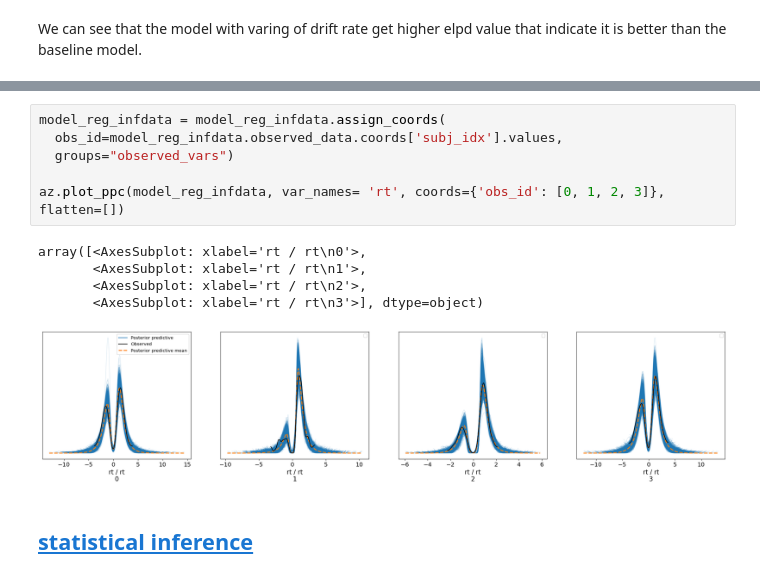
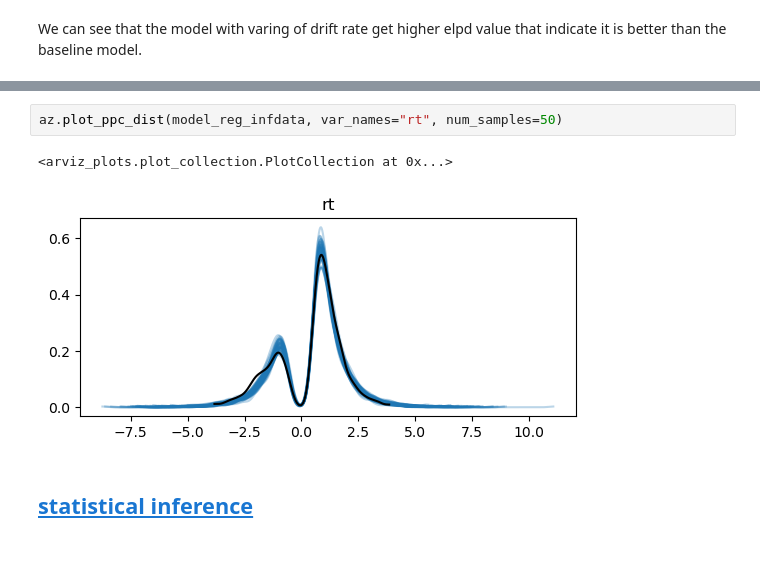
Before and after one commit to hcp4715/dockerHDDM, a Jupyter notebook: dockerHDDM_Quick_View.ipynb, the cells around one changed output, grey strips where cells are left out. Cells and saved outputs as stored; diff of their text form.

```diff
--- a/dockerHDDM_Quick_View.ipynb
+++ b/dockerHDDM_Quick_View.ipynb
@@ -266,14 +273,7 @@ More examples see [dockerHDDM_Workflow](./dockerHDDM_Workflow.ipynb)
-# %%
-model_reg_infdata = model_reg_infdata.assign_coords(
-  obs_id=model_reg_infdata.observed_data.coords['subj_idx'].values,
-  groups="observed_vars")
-
-az.plot_ppc(model_reg_infdata, var_names= 'rt', coords={'obs_id': [0, 1, 2, 3]}, flatten=[])
-# %% [output]
-array([<AxesSubplot: xlabel='rt / rt\n0'>,
-       <AxesSubplot: xlabel='rt / rt\n1'>,
-       <AxesSubplot: xlabel='rt / rt\n2'>,
-       <AxesSubplot: xlabel='rt / rt\n3'>], dtype=object)
-[figure, removed]
+# %%
+az.plot_ppc_dist(model_reg_infdata, var_names="rt", num_samples=50)
+# %% [output]
+<arviz_plots.plot_collection.PlotCollection at 0x...>
+[figure, added]
 # %% [markdown]
 ## <a id='toc1_2_'></a>[statistical inference](#toc0_)
```
Also changed, not shown: parts of 19 cells of this notebook, 4 other files.
